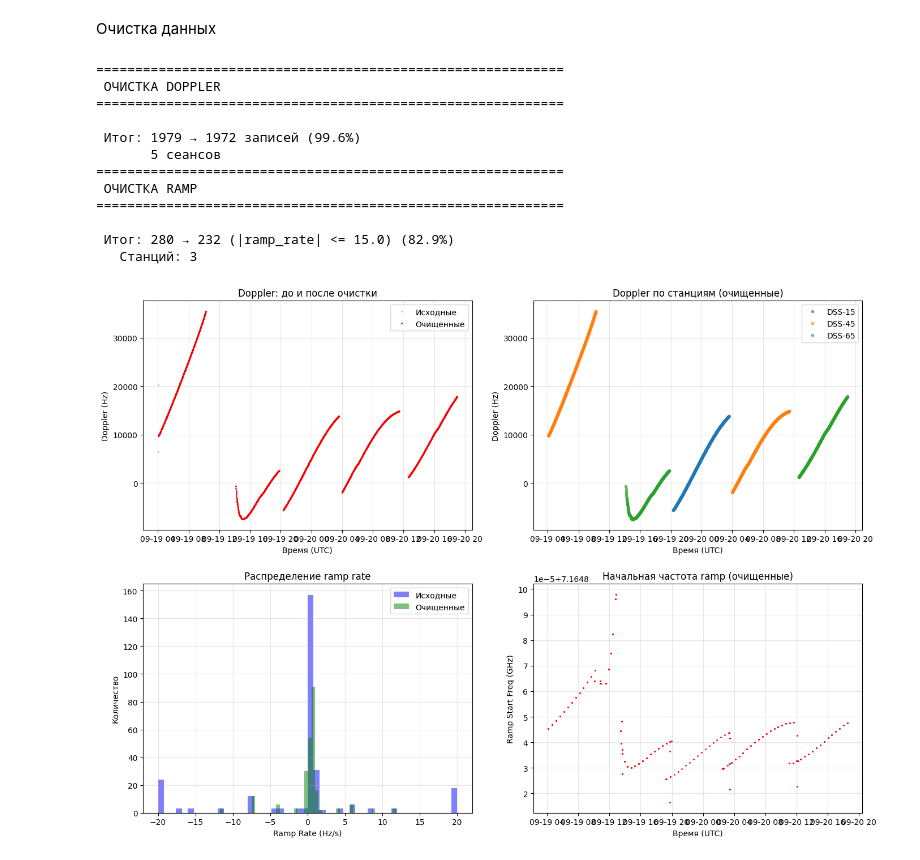
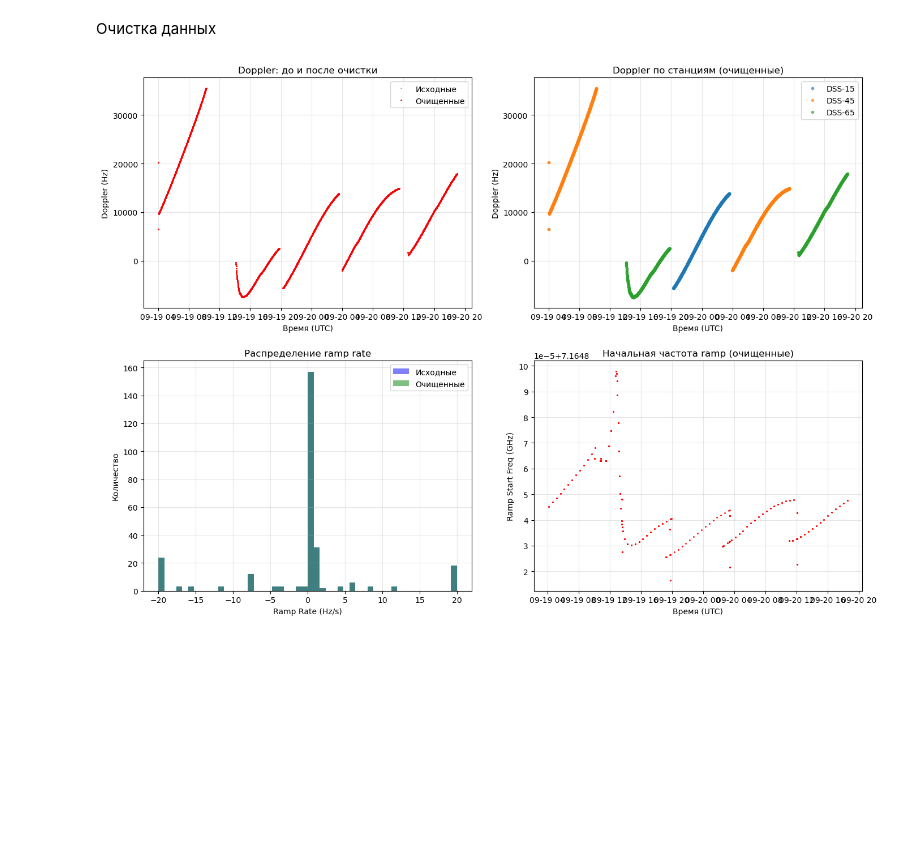
Before and after one commit to nikitakozmin/spacecraft_orbit-clarification, a Jupyter notebook: parser.ipynb, the cells around one changed output. Drawn from its saved outputs; the diff is of its cells as text; code cells hidden in the pictures; blank space fills up the shorter version.

Commit message:
del tdf and skip cleaning, edited scaling

```diff
--- a/parser.ipynb
+++ b/parser.ipynb
@@ -754,6 +620,7 @@ plt.show()
 # %% [markdown]
 Очистка данных
 # %%
+import matplotlib.pyplot as plt
 import pandas as pd
 import numpy as np
 from datetime import timedelta
@@ -808,8 +675,6 @@ def clean_ramp_df(df, max_ramp_rate=15.0):
     print(f"   Станций: {df_clean['ramp_station_id'].nunique()}")
     return df_clean
 
-import matplotlib.pyplot as plt
-
 def plot_cleaning_results_separated(orig_dopp, clean_dopp, orig_ramp, clean_ramp):
     fig, axes = plt.subplots(2, 2, figsize=(14, 10))
 
@@ -840,45 +705,35 @@ def plot_cleaning_results_separated(orig_dopp, clean_dopp, orig_ramp, clean_ramp
     ax = axes[1, 0]
     ax.hist(orig_ramp['ramp_rate_hz_s'].clip(-20, 20), bins=50, color='blue', alpha=0.5, label='Исходные')
     ax.hist(clean_ramp['ramp_rate_hz_s'].clip(-20, 20), bins=50, color='green', alpha=0.5, label='Очищенные')
     ax.set_title('Распределение ramp rate')
     ax.set_xlabel('Ramp Rate (Hz/s)')
     ax.set_ylabel('Количество')
     ax.legend()
     ax.grid(alpha=0.3)
 
     # 4. Начальная частота ramp (очищенные)
     ax = axes[1, 1]
     ax.plot(clean_ramp['ramp_datetime_utc'],
             clean_ramp['ramp_start_freq_hz']/1e9, 'r.', ms=2)
     ax.set_title('Начальная частота ramp (очищенные)')
     ax.set_xlabel('Время (UTC)')
     ax.set_ylabel('Ramp Start Freq (GHz)')
     ax.grid(alpha=0.3)
 
     plt.tight_layout()
     plt.savefig('output_data/cleaning_report_separated.png', dpi=150)
     plt.show()
 
 doppler_df = pd.read_csv('output_data/mgs_doppler.csv', parse_dates=['datetime_utc'])
 ramp_df = pd.read_csv('output_data/mgs_ramp.csv', parse_dates=['ramp_datetime_utc'])
 
-cleaned_doppler = clean_doppler_df(doppler_df)
-cleaned_ramp = clean_ramp_df(ramp_df)
+# cleaned_doppler = clean_doppler_df(doppler_df)
+# cleaned_ramp = clean_ramp_df(ramp_df)
+cleaned_doppler = doppler_df.copy()
+cleaned_ramp = ramp_df.copy()
 
 plot_cleaning_results_separated(doppler_df, cleaned_doppler, ramp_df, cleaned_ramp)
 cleaned_doppler.to_csv('output_data/mgs_doppler_CLEANED.csv', index=False)
 cleaned_ramp.to_csv('output_data/mgs_ramp_CLEANED.csv', index=False)
 # %% [output]
-============================================================
- ОЧИСТКА DOPPLER
-============================================================
-
- Итог: 1979 → 1972 записей (99.6%)
-       5 сеансов
-============================================================
- ОЧИСТКА RAMP
-============================================================
-
- Итог: 280 → 232 (|ramp_rate| <= 15.0) (82.9%)
-   Станций: 3
-[figure, old version]
+[figure, new version]
```
Also changed, not shown: parts of 3 cells of this notebook, 1 other file.
